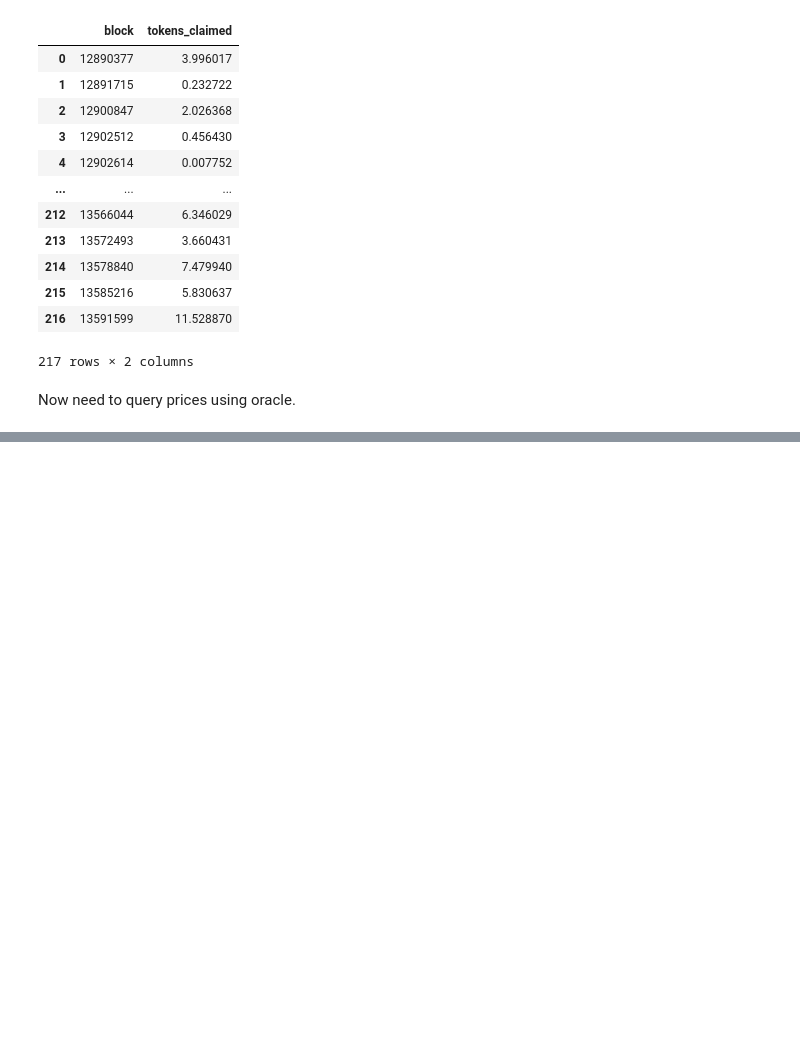
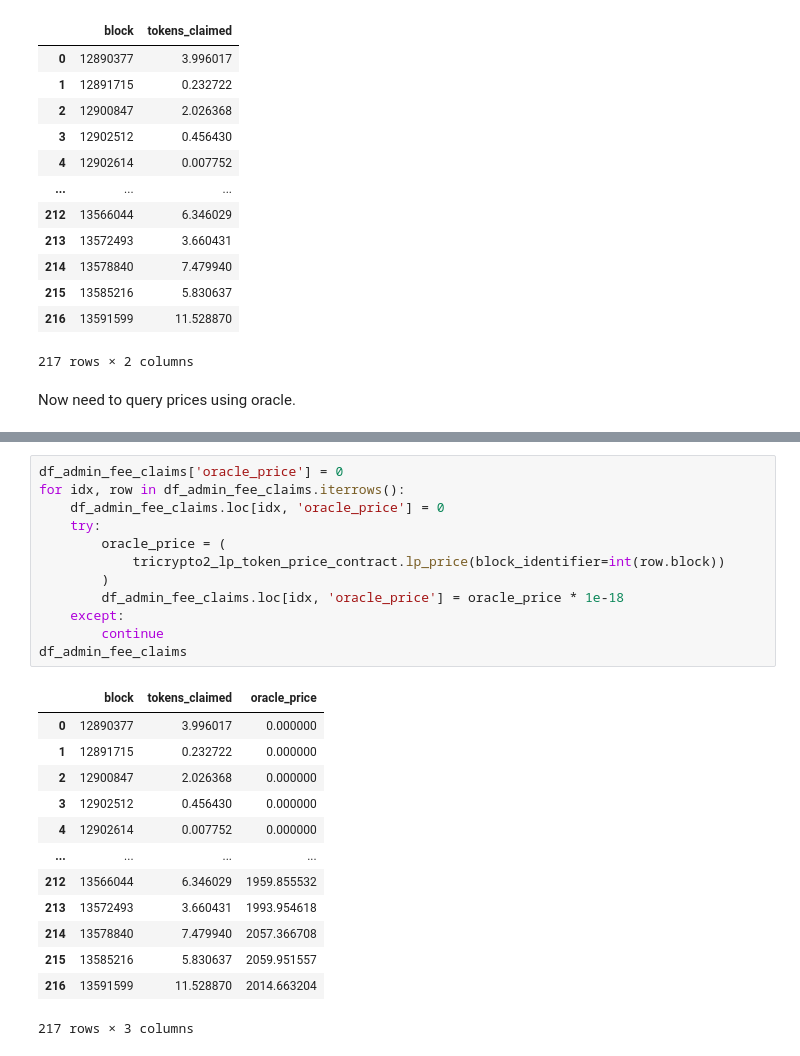
Before and after one commit to bout3fiddy/on-chain-analytics, a Jupyter notebook: notebooks/curve-analysis/curve-pools/pool_revenue/get_tricrypto_fees_from_claim_events.ipynb, the cells around one changed output, grey strips where cells are left out. Drawn from its saved outputs; the diff is of its cells as text; blank space fills up the shorter version.

```diff
--- a/notebooks/curve-analysis/curve-pools/pool_revenue/get_tricrypto_fees_from_claim_events.ipynb
+++ b/notebooks/curve-analysis/curve-pools/pool_revenue/get_tricrypto_fees_from_claim_events.ipynb
@@ -134,0 +150,26 @@ Now need to query prices using oracle.
+# %%
+df_admin_fee_claims['oracle_price'] = 0
+for idx, row in df_admin_fee_claims.iterrows():
+    df_admin_fee_claims.loc[idx, 'oracle_price'] = 0
+    try:
+        oracle_price = (
+            tricrypto2_lp_token_price_contract.lp_price(block_identifier=int(row.block))
+        )
+        df_admin_fee_claims.loc[idx, 'oracle_price'] = oracle_price * 1e-18
+    except:
+        continue
+df_admin_fee_claims
+# %% [output]
+|  | block | tokens_claimed | oracle_price |
+| 0 | 12890377 | 3.996017 | 0.000000 |
+| 1 | 12891715 | 0.232722 | 0.000000 |
+| 2 | 12900847 | 2.026368 | 0.000000 |
+| 3 | 12902512 | 0.456430 | 0.000000 |
+| 4 | 12902614 | 0.007752 | 0.000000 |
+| ... | ... | ... | ... |
+| 212 | 13566044 | 6.346029 | 1959.855532 |
+| 213 | 13572493 | 3.660431 | 1993.954618 |
+| 214 | 13578840 | 7.479940 | 2057.366708 |
+| 215 | 13585216 | 5.830637 | 2059.951557 |
+| 216 | 13591599 | 11.528870 | 2014.663204 |
+217 rows × 3 columns
```
Also changed, not shown: parts of 5 cells of this notebook.
